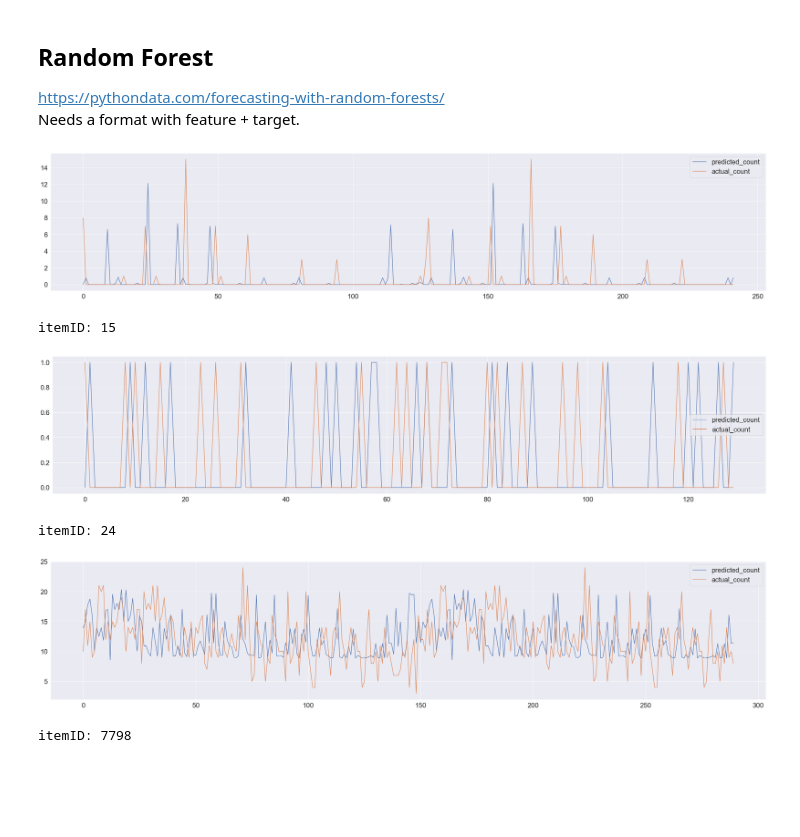
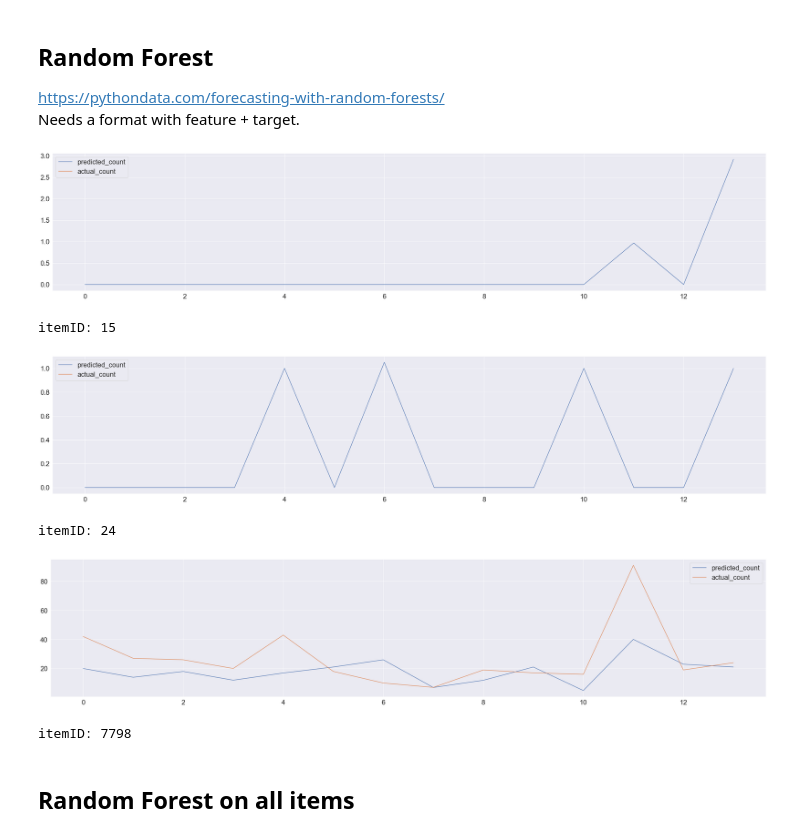
Before and after one commit to janapfeffer/DMC20_abraca-data, a Jupyter notebook: Predictive Model Random Forest .ipynb, the cells around one changed output. Saved outputs shown, nothing was run; the diff lists cells and outputs as text; code cells hidden in the pictures; blank space fills up the shorter version.

Commit message:
now using test set

```diff
--- a/Predictive Model Random Forest .ipynb
+++ b/Predictive Model Random Forest .ipynb
@@ -34,8 +34,9 @@ warnings.filterwarnings('ignore')
 # %%
 # load data
 df_train = pd.read_csv('data/orders0206_train.csv', sep='|', parse_dates=['time'])
+df_test = pd.read_csv('data/orders0206_test.csv', sep='|', parse_dates=['time'])
 df_train_small = df_train[df_train["itemID"].isin([7798,24,15])]
-display(df_train_small.head(3))
+# display(df_train_small.head(3))
 # df_test = pd.read_csv('data/orders0206_test.csv', sep='|', parse_dates=['time'])
 
 # df_info = pd.read_csv('data/infos.csv', sep='|', index_col='itemID')
@@ -51,8 +47,10 @@ display(df_train_small.head(3))
 # %%
 # aggregate sales per day
 df_train_small['date'] = [d.date() for d in df_train_small['time']]
-df_aggregated = df_train_small.groupby(['itemID','date']).size().to_frame().reset_index()
-df_aggregated = df_aggregated.rename(columns={0: "count"})
+df_aggregated = df_train_small.groupby(['itemID','date']).sum()["order"].to_frame().reset_index().rename(columns={'order':'count'})
+
+df_test['date'] = [d.date() for d in df_test['time']]
+df_aggregated_test = df_test.groupby(['itemID','date']).sum()["order"].to_frame().reset_index().rename(columns={'order':'count'})
 # %%
 # add 0 sales for missing dates per itemID
 for prod in df_aggregated.itemID.unique():
@@ -68,4 +66,18 @@ for prod in df_aggregated.itemID.unique():
     else:
         s["itemID"] = prod
         df_timeseries = pd.concat([df_timeseries,s], ignore_index=False)
-df_timeseries.head(3)
+
+# add 0 sales for missing dates per itemID in test data
+for prod in df_aggregated_test.itemID.unique():
+    s = df_aggregated_test.loc[df_aggregated_test['itemID'] == prod][["date","count"]]
+    s = s.set_index("date")
+    idx = pd.date_range(s.index.min(),
+                        s.index.max())
+    s.index = pd.DatetimeIndex(s.index)
+    s = s.reindex(idx, fill_value=0)
+    if "df_timeseries_test" not in globals():
+        s["itemID"] = prod
+        df_timeseries_test = s
+    else:
+        s["itemID"] = prod
+        df_timeseries_test = pd.concat([df_timeseries_test,s], ignore_index=False)
@@ -159,29 +162,31 @@ def table2lags(table, max_lag, min_lag=0, separator='_'):
     return pd.concat(values, axis=1)
 # %%
 for prod in df_timeseries.itemID.unique():
-    lag = 14
+    lag = 7
 
     # get lagged features
     features = table2lags(df_timeseries[df_timeseries['itemID'] == prod][['count']], lag)
 #     display(features)
 
     # fit model
-    rf = RandomForestRegressor().fit(features[lag:50], df_timeseries[df_timeseries['itemID'] == prod]['count'][lag:50])
+    rf = RandomForestRegressor().fit(features[lag:], df_timeseries[df_timeseries['itemID'] == prod]['count'][lag:])
 
-    # predict
-    train_predict = pd.DataFrame(rf.predict(features[lag:])).rename(columns={0:'predicted_count'})
-    train_predict["actual_count"] = df_timeseries.loc[df_timeseries['itemID'] == prod].reset_index()["count"].tail(
-        df_timeseries.loc[df_timeseries['itemID'] == prod].size-lag-50)
+    # predict next 2 weeks with previous 2 weeks
+    train_predict = pd.DataFrame(rf.predict(features[len(features)-14:])).rename(columns={0:'predicted_count'})
+    train_predict["actual_count"] = df_timeseries_test.loc[df_timeseries_test['itemID'] == prod].reset_index()["count"]
+#     .tail(        df_timeseries.loc[df_timeseries['itemID'] == prod].size-lag-50)
 
     # plot result
     train_predict.plot()
     plt.show()
     print("itemID: " + str(prod))
 #     features.plot()
 # %% [output]
-[figure, old version]
+[figure, new version]
 itemID: 15
-[figure, old version]
+[figure, new version]
 itemID: 24
-[figure, old version]
+[figure, new version]
 itemID: 7798
+# %% [markdown]
+## Random Forest on all items
```
Also changed, not shown: parts of 8 cells of this notebook.
